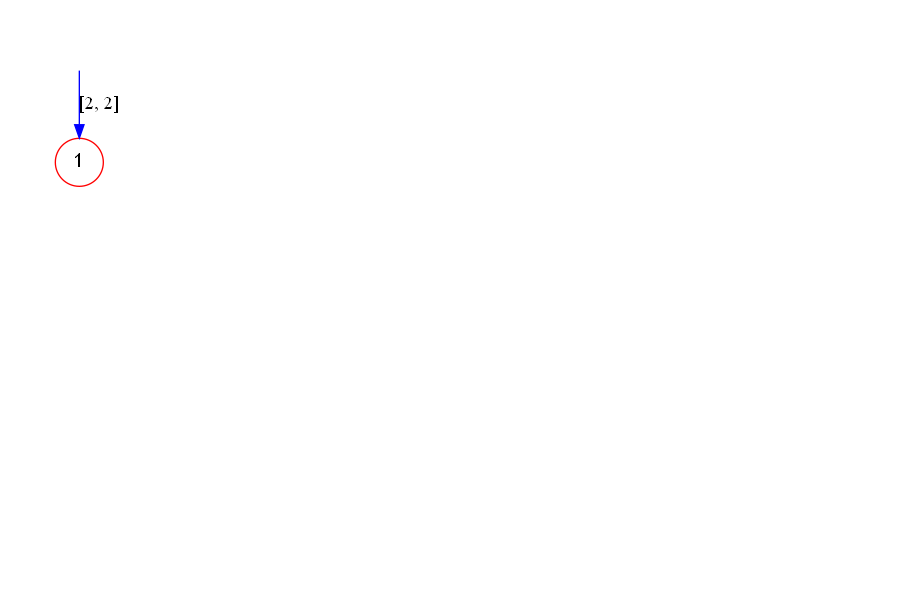
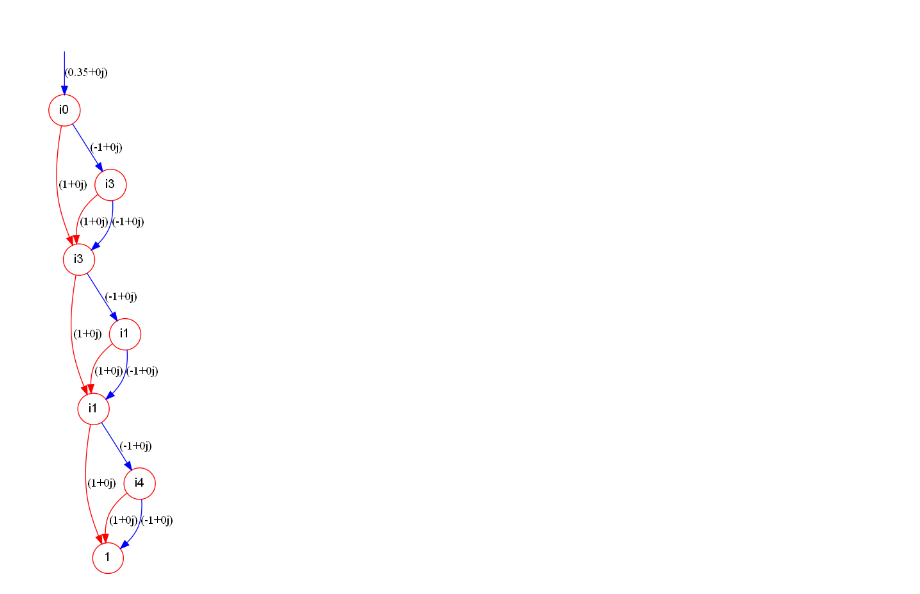
Before and after one commit to TddPy/TDDPy, a Jupyter notebook: Test.ipynb, the cells around one changed output. Cells and saved outputs as stored; diff of their text form; code cells hidden in the pictures; blank space fills up the shorter version.

```diff
--- a/Test.ipynb
+++ b/Test.ipynb
@@ -7,8 +11,8 @@ import torch
 # %%
-import tdd,numpy as np
-from tdd.CUDAcpl import np2CUDAcpl
 U=np2CUDAcpl(1/np.sqrt(2)*np.array([[1,1],[-1,1]]))
-tdd1=tdd.as_tensor((U,[2,2],[]))
+B = tdd.CUDAcpl.einsum3('ab,cd,ef->acebdf',U,U,U)
+
+tdd1=tdd.as_tensor((B,[],[0,3,1,4,2,5]))
 tdd1.show()
 # %% [output]
-[figure, old version]
+[figure, new version]
```
Also changed, not shown: parts of 1 cell of this notebook, 2 other files.
